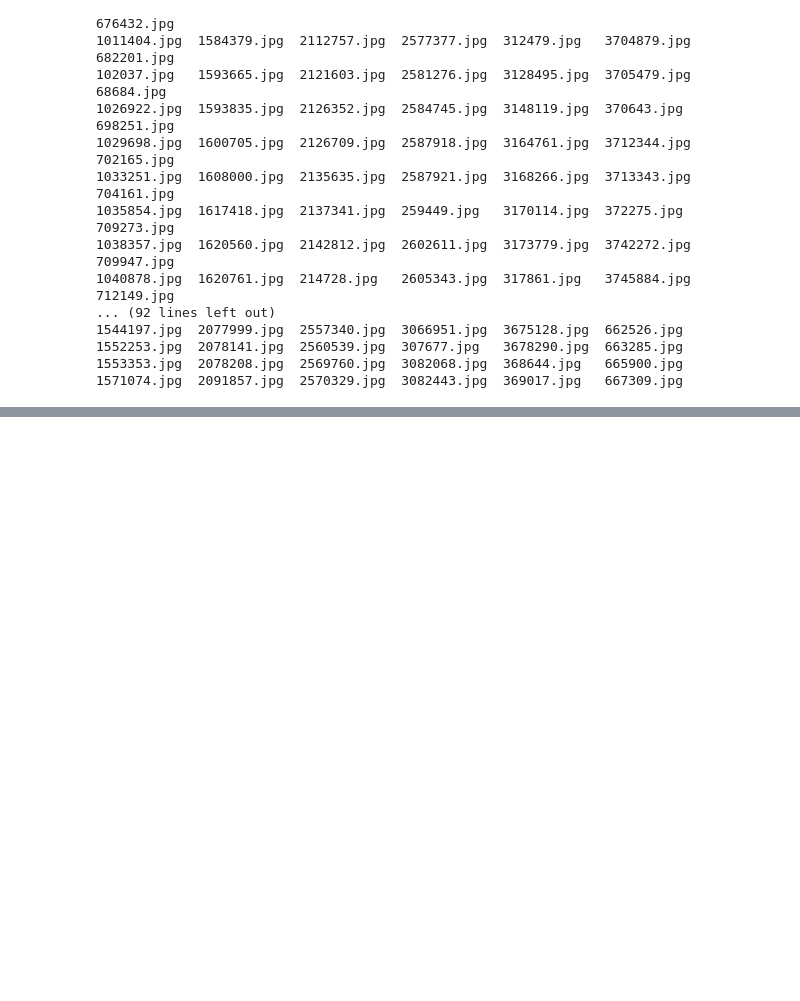
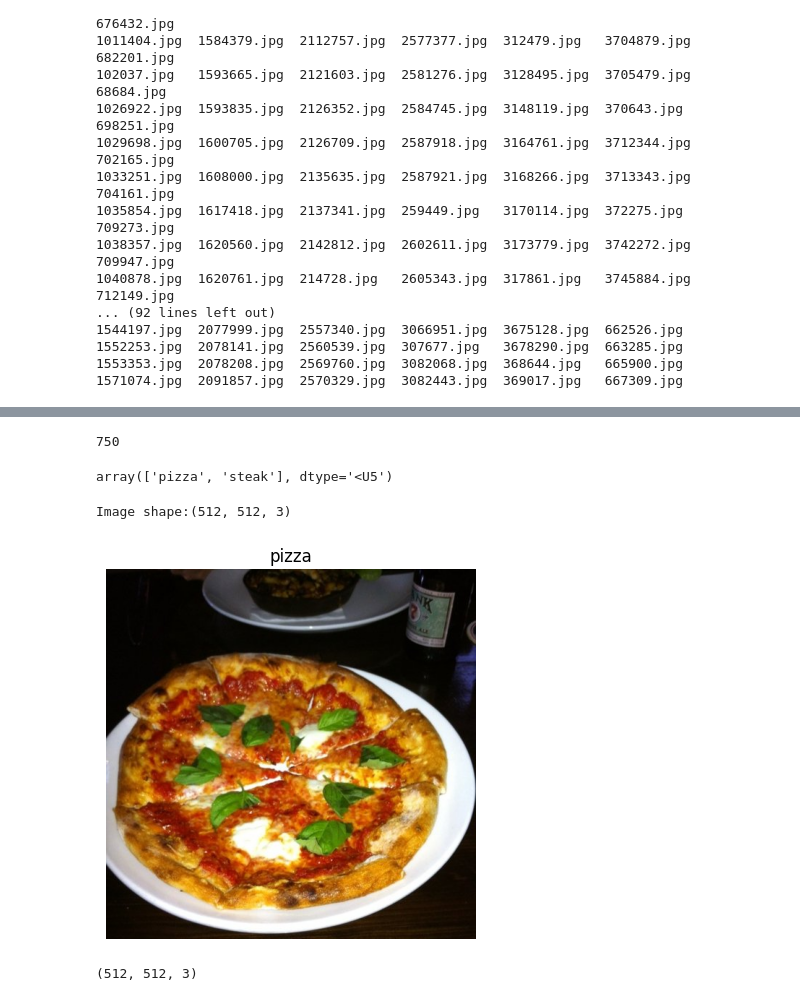
Before and after one commit to ALOK158/Neural_Network_TensorFlow, a Jupyter notebook: Computer_vision.ipynb, the cells around one changed output, grey strips where cells are left out. Drawn from its saved outputs; the diff is of its cells as text; code cells hidden in the pictures; blank space fills up the shorter version.

```diff
--- a/Computer_vision.ipynb
+++ b/Computer_vision.ipynb
@@ -82,0 +83,41 @@ drwxr-xr-x 4 root root 4096 Jan 15 17:21 train
+# %%
+##Another way to find out many images are in file
+
+num_steak_images_train=len(os.listdir("pizza_steak/train/steak"))
+num_steak_images_train
+# %% [output]
+750
+# %%
+#get the classname programmati
+import pathlib
+import numpy as np
+data_dir=pathlib.Path("pizza_steak/train")
+class_names=np.array(sorted([item.name for item in data_dir.glob('*')]))
+class_names
+# %% [output]
+array(['pizza', 'steak'], dtype='<U5')
+# %%
+#Lets visualize it
+import matplotlib.pyplot as plt
+import matplotlib.image as mpimg
+import random
+def view_random_image(target_dir,target_class):
+  target_folder=target_dir+target_class
+  random_image=random.sample(os.listdir(target_folder),1)
+  img=mpimg.imread(target_folder+"/"+random_image[0])
+  plt.imshow(img)
+  plt.title(target_class)
+  plt.axis("off")
+  print(f"Image shape:{img.shape}")
+  return img
+# %%
+#view the random image from traininig dataset
+img=view_random_image(target_dir="pizza_steak/train/",target_class="pizza")
+# %% [output]
+Image shape:(512, 512, 3)
+[figure, added]
+# %%
+# view the image shape
+img.shape  #returns width, height , colour channels
+# %% [output]
+(512, 512, 3)
```
Also changed, not shown: parts of 14 cells of this notebook.
